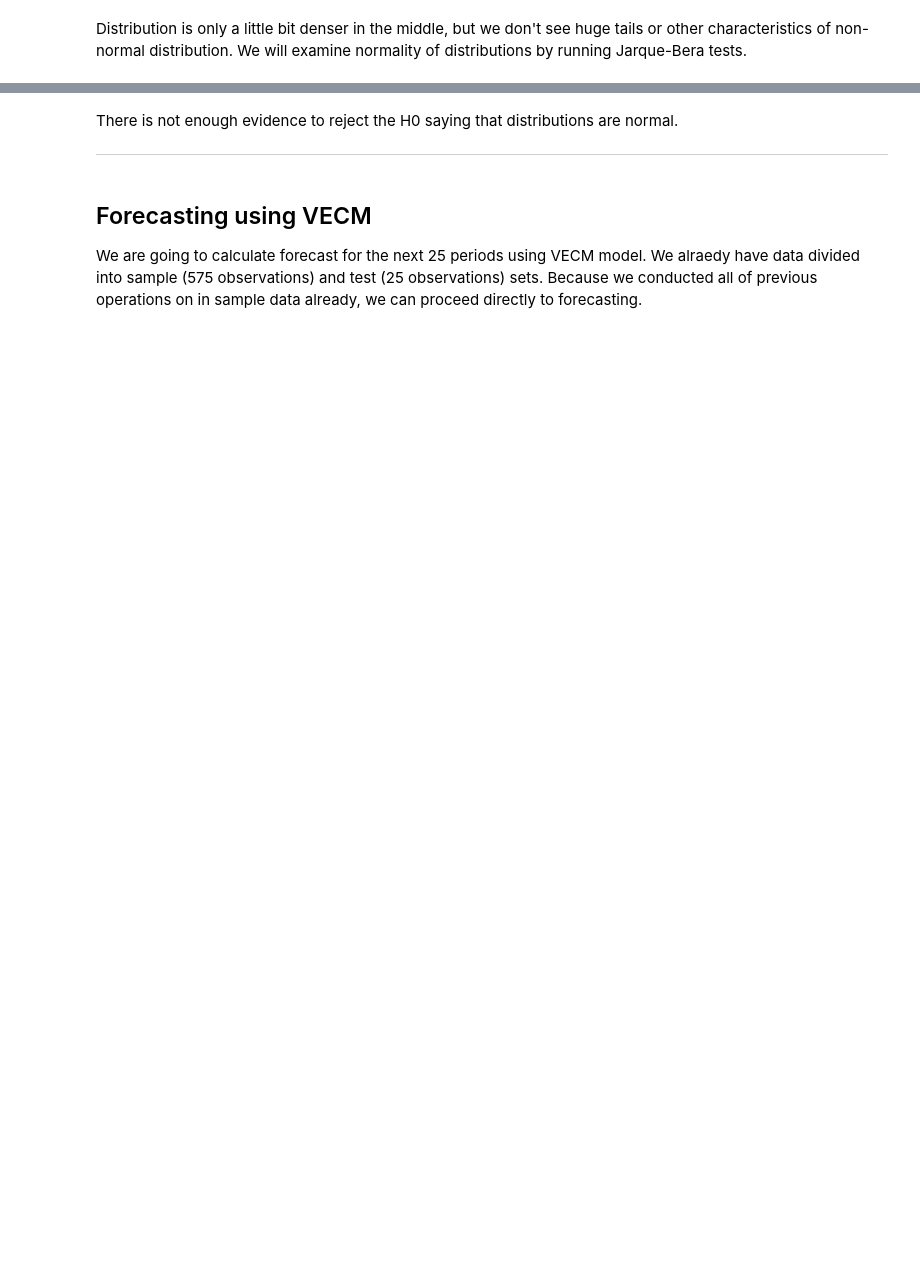
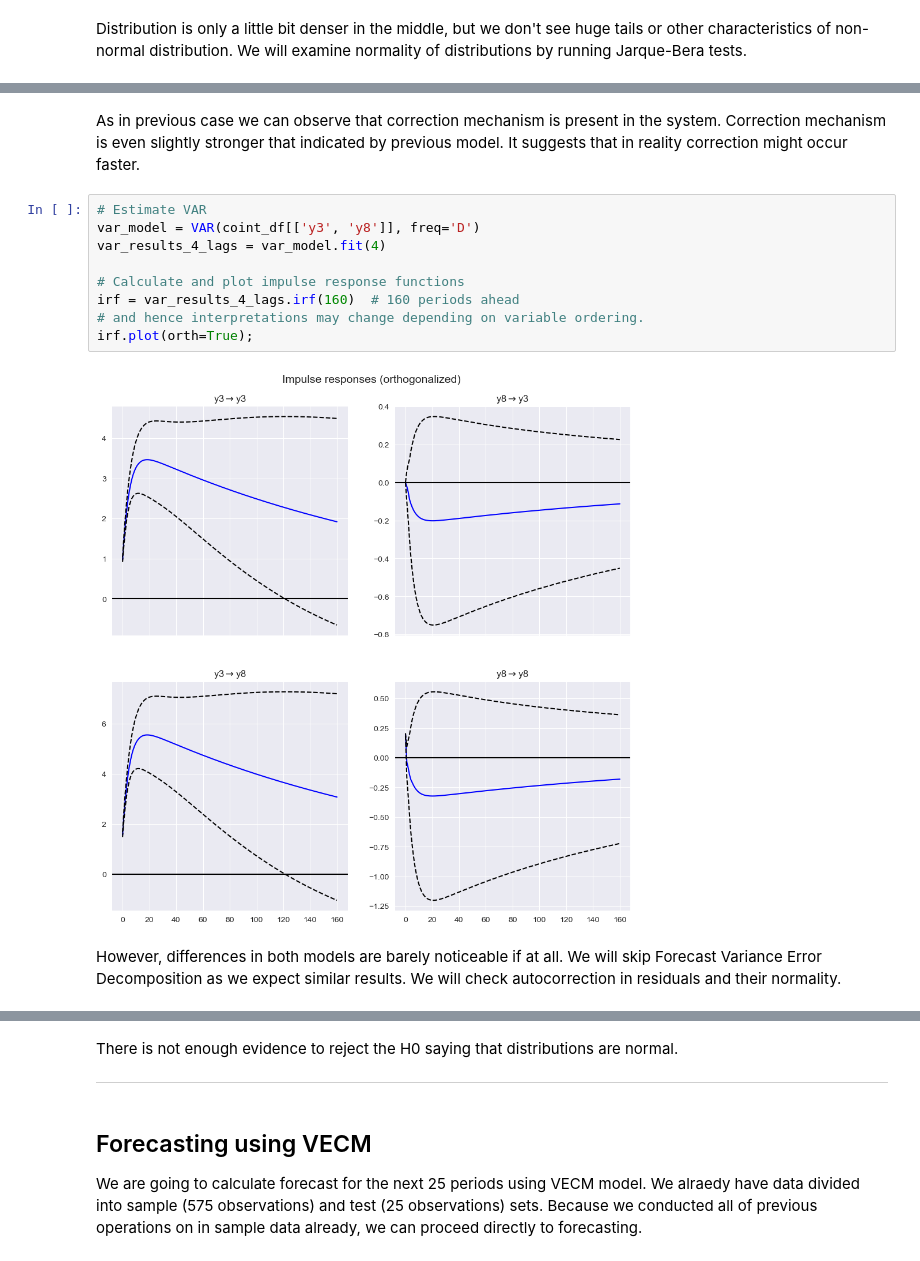
Before and after one commit to pjagiello01/Time-Series-Analysis, a Jupyter notebook: notebooks/analysis.ipynb, the cells around one changed output, grey strips where cells are left out. Cells and saved outputs as stored; diff of their text form; blank space fills up the shorter version.

```diff
--- a/notebooks/analysis.ipynb
+++ b/notebooks/analysis.ipynb
@@ -772,0 +852,15 @@ Multivariate Normality Test Results (using VECMResults method):
+# %% [markdown]
+ As in previous case we can observe that correction mechanism is present in the system. Correction mechanism is even slightly stronger that indicated by previous model. It suggests that in reality correction might occur faster.
+# %%
+# Estimate VAR
+var_model = VAR(coint_df[['y3', 'y8']], freq='D')
+var_results_4_lags = var_model.fit(4)
+
+# Calculate and plot impulse response functions
+irf = var_results_4_lags.irf(160)  # 160 periods ahead
+# and hence interpretations may change depending on variable ordering.
+irf.plot(orth=True);
+# %% [output]
+[figure, added]
+# %% [markdown]
+However, differences in both models are barely noticeable if at all. We will skip Forecast Variance Error Decomposition as we expect similar results. We will check autocorrection in residuals and their normality.
```
Also changed, not shown: parts of 62 cells of this notebook.
